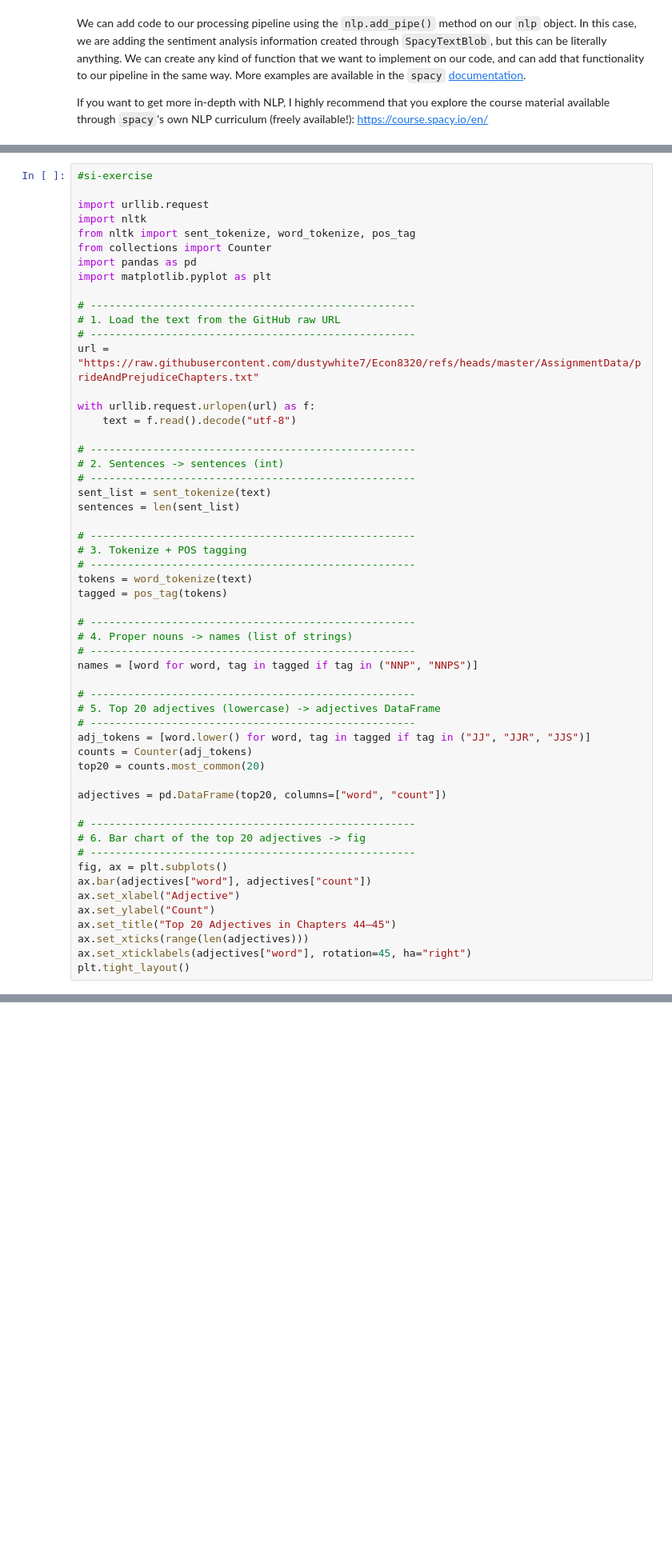
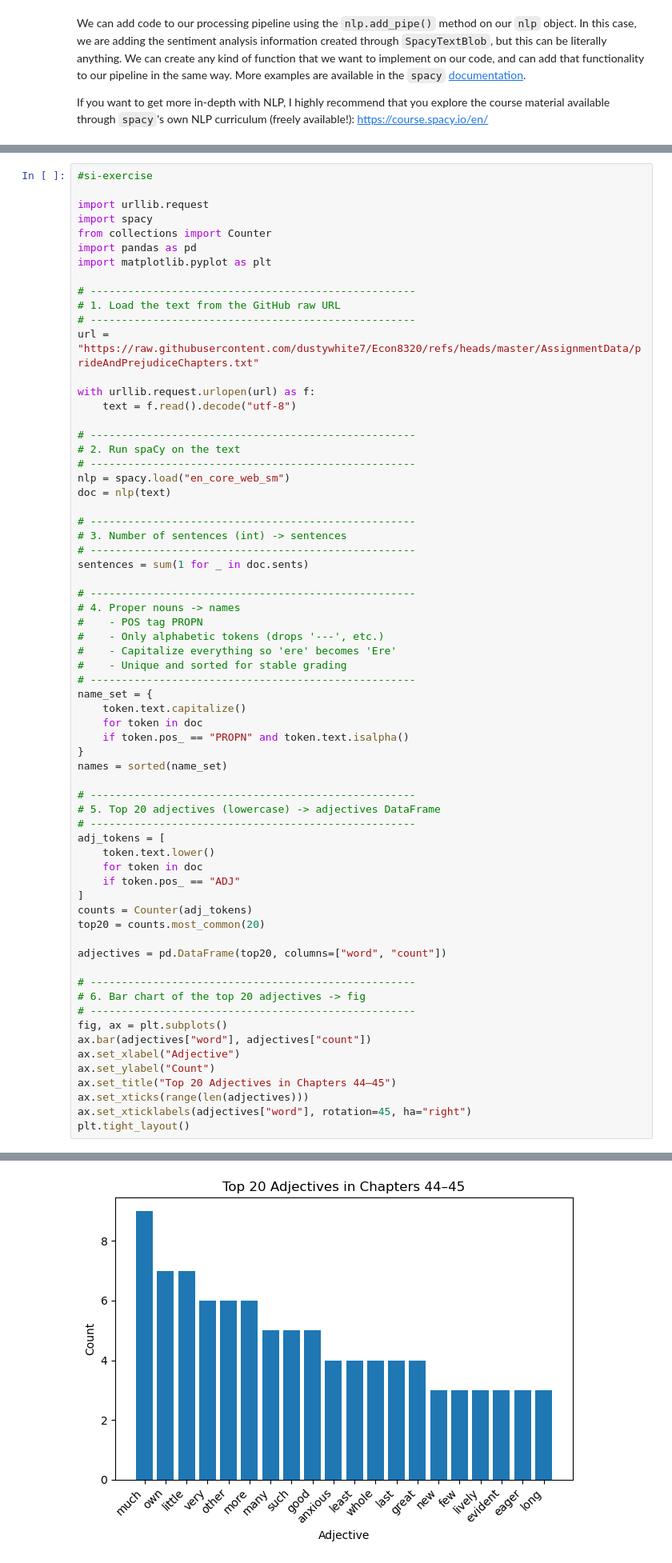
Before and after one commit to mmcgruder27/econ8320-assignment-12, a Jupyter notebook: Lesson.ipynb, the cells around one changed output, grey strips where cells are left out. Shown at 80% size. Cells and saved outputs as stored; diff of their text form; blank space fills up the shorter version.

```diff
--- a/Lesson.ipynb
+++ b/Lesson.ipynb
@@ -210,8 +210,7 @@ Place all of your code in the cell below, labeled `#si-exercise`.
 #si-exercise
 
 import urllib.request
-import nltk
-from nltk import sent_tokenize, word_tokenize, pos_tag
+import spacy
 from collections import Counter
 import pandas as pd
 import matplotlib.pyplot as plt
@@ -225,26 +224,38 @@ with urllib.request.urlopen(url) as f:
     text = f.read().decode("utf-8")
 
 # ----------------------------------------------------
-# 2. Sentences -> sentences (int)
+# 2. Run spaCy on the text
 # ----------------------------------------------------
-sent_list = sent_tokenize(text)
-sentences = len(sent_list)
+nlp = spacy.load("en_core_web_sm")
+doc = nlp(text)
 
 # ----------------------------------------------------
-# 3. Tokenize + POS tagging
+# 3. Number of sentences (int) -> sentences
 # ----------------------------------------------------
-tokens = word_tokenize(text)
-tagged = pos_tag(tokens)
+sentences = sum(1 for _ in doc.sents)
 
 # ----------------------------------------------------
-# 4. Proper nouns -> names (list of strings)
+# 4. Proper nouns -> names
+#    - POS tag PROPN
+#    - Only alphabetic tokens (drops '---', etc.)
+#    - Capitalize everything so 'ere' becomes 'Ere'
+#    - Unique and sorted for stable grading
 # ----------------------------------------------------
-names = [word for word, tag in tagged if tag in ("NNP", "NNPS")]
+name_set = {
+    token.text.capitalize()
+    for token in doc
+    if token.pos_ == "PROPN" and token.text.isalpha()
+}
+names = sorted(name_set)
 
 # ----------------------------------------------------
 # 5. Top 20 adjectives (lowercase) -> adjectives DataFrame
 # ----------------------------------------------------
-adj_tokens = [word.lower() for word, tag in tagged if tag in ("JJ", "JJR", "JJS")]
+adj_tokens = [
+    token.text.lower()
+    for token in doc
+    if token.pos_ == "ADJ"
+]
 counts = Counter(adj_tokens)
 top20 = counts.most_common(20)
 
@@ -268,0 +276 @@ LookupError:
+[figure, added]
```
Also changed, not shown: parts of 1 cell of this notebook.
